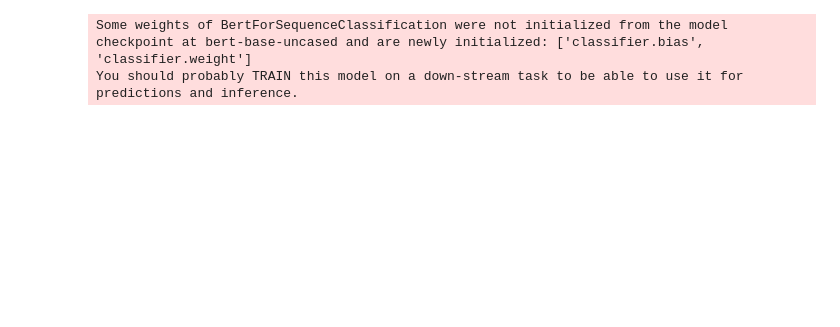
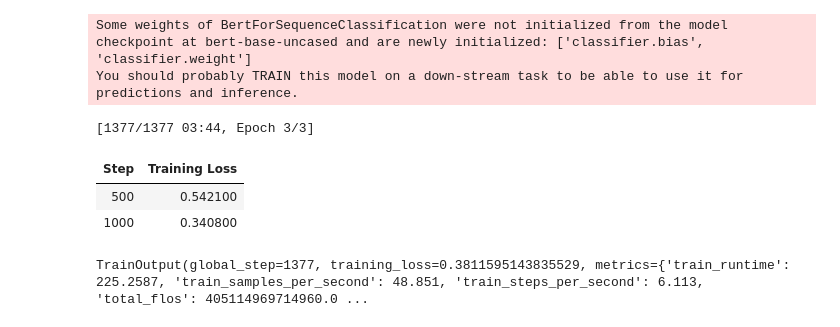
Before and after one commit to SamSzamocki/SamSzamocki_playground, a Jupyter notebook: HF_Tut_Ch2_3_finetune_model.ipynb, the cells around one changed output. Saved outputs shown, nothing was run; the diff lists cells and outputs as text; code cells hidden in the pictures; blank space fills up the shorter version.

```diff
--- a/HF_Tut_Ch2_3_finetune_model.ipynb
+++ b/HF_Tut_Ch2_3_finetune_model.ipynb
@@ -96,3 +90,11 @@ trainer = Trainer(
     data_collator=data_collator,
     tokenizer=tokenizer,
 )
+# %%
+trainer.train()
+# %% [output]
+[1377/1377 03:44, Epoch 3/3]
+| Step | Training Loss |
+| 500 | 0.542100 |
+| 1000 | 0.340800 |
+TrainOutput(global_step=1377, training_loss=0.3811595143835529, metrics={'train_runtime': 225.2587, 'train_samples_per_second': 48.851, 'train_steps_per_second': 6.113, 'total_flos': 405114969714960.0 ...
```
Also changed, not shown: parts of 8 cells of this notebook.
